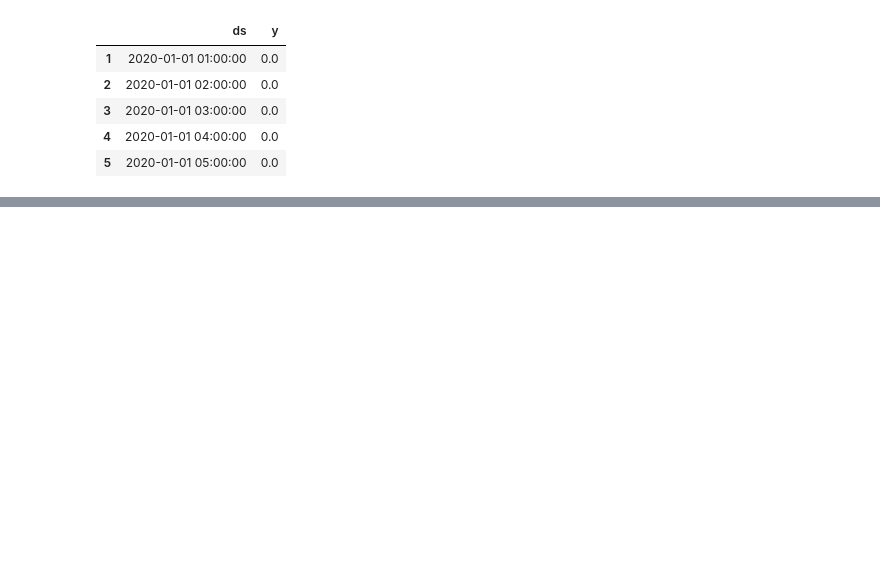
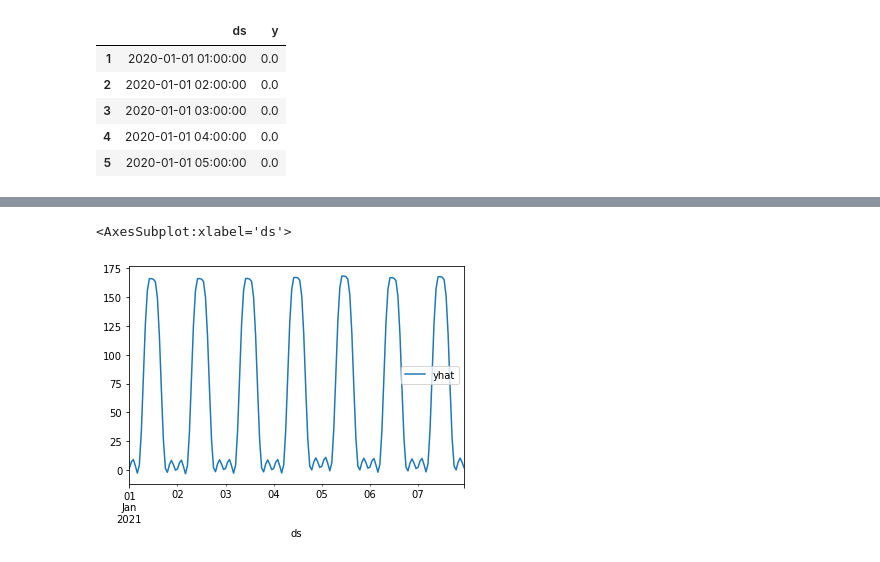
Before and after one commit to Naoki95957/Collect-Forecast-Visualize, a Jupyter notebook: forecast/Forecast.ipynb, the cells around one changed output, grey strips where cells are left out. Cells and saved outputs as stored; diff of their text form; code cells hidden in the pictures; blank space fills up the shorter version.

```diff
--- a/forecast/Forecast.ipynb
+++ b/forecast/Forecast.ipynb
@@ -148,0 +133,5 @@ KeyError: 'metric_file'
+# %%
+future_dates = model.make_future_dataframe(periods=168, freq='h')
+# %%
+# make a prediction with our model
+prediction = model.predict(future_dates)
@@ -148,0 +158,5 @@ KeyError: 'metric_file'
+# %%
+prediction[['ds', 'yhat']].iloc[8783:].plot(x='ds')
+# %% [output]
+<AxesSubplot:xlabel='ds'>
+[figure, added]
```
Also changed, not shown: parts of 20 cells of this notebook.
